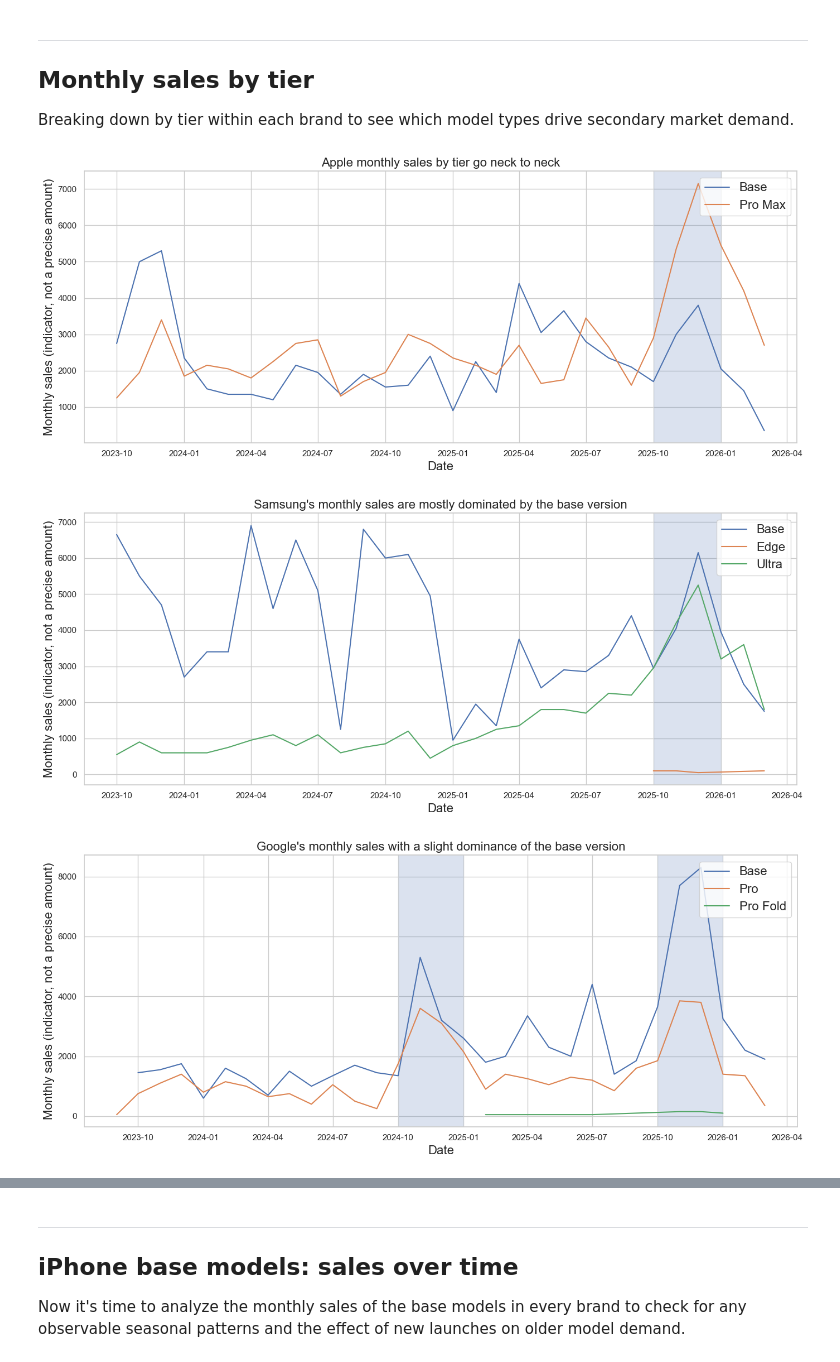
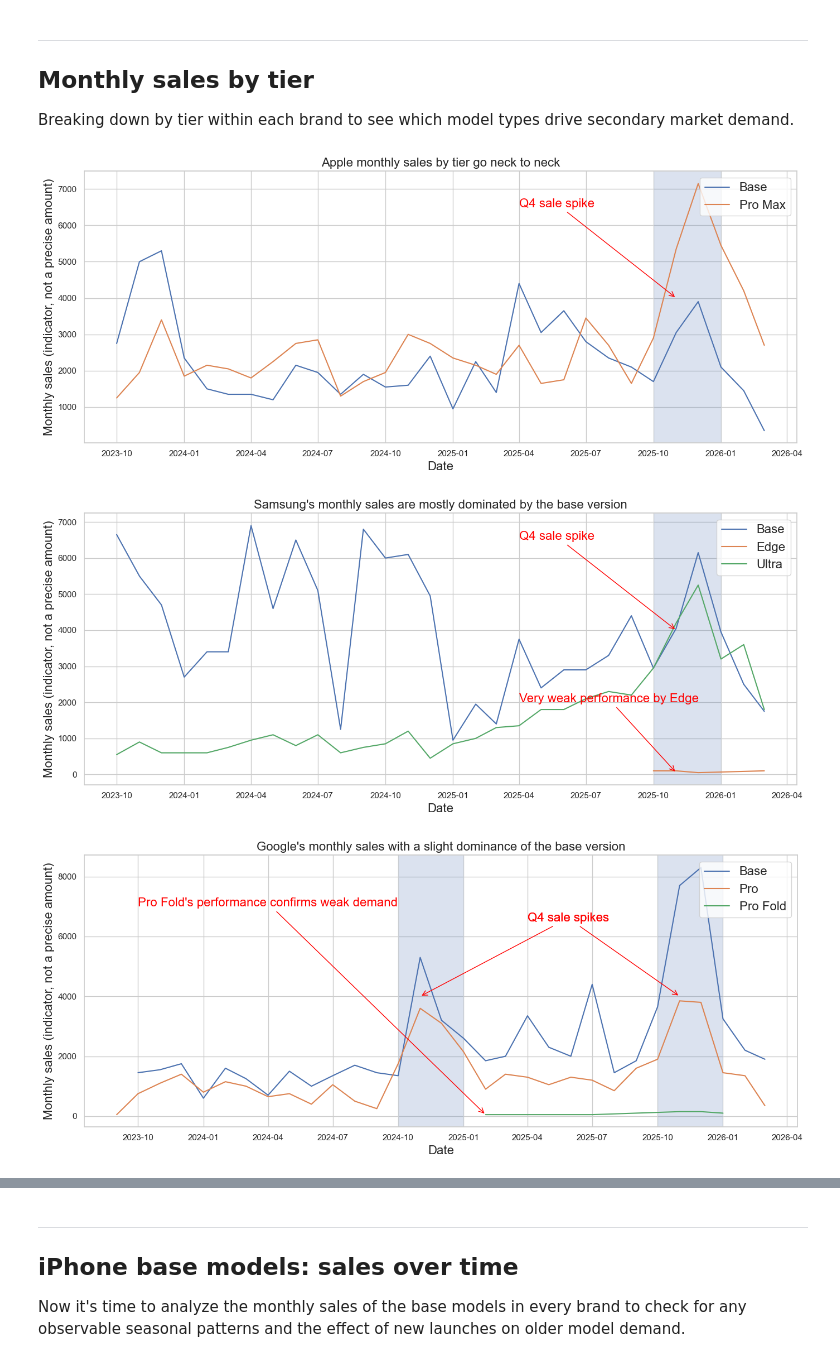
Before and after one commit to ady7ady7/python_agentic_learning, a Jupyter notebook: project1_phones_sales_analytics/notebooks/08_final_project_sns.ipynb, the cells around one changed output, grey strips where cells are left out. Drawn from its saved outputs; the diff is of its cells as text; code cells hidden in the pictures.

Commit message:
Week 8 Day 3: sales annotations added, key findings trimmed, analysis near-ready for publication

```diff
--- a/project1_phones_sales_analytics/notebooks/08_final_project_sns.ipynb
+++ b/project1_phones_sales_analytics/notebooks/08_final_project_sns.ipynb
@@ -1149,6 +1150,13 @@ plt.axvspan(
     alpha = 0.2
     )
 
+plt.annotate(
+    text='Q4 sale spike',
+    xy=(pd.Timestamp('2025-11-01'), 4000), fontsize = 16, color = 'red',
+    xytext=(pd.Timestamp('2025-04-01'), 6500),
+    arrowprops=dict(arrowstyle='->', color='red'),
+)
+
 
 plt.show()
 
@@ -1166,38 +1174,75 @@ plt.axvspan(
     xmax = '2026-01',
     alpha = 0.2
     )
+
+plt.annotate(
+    text='Q4 sale spike',
+    xy=(pd.Timestamp('2025-11-01'), 4000), fontsize = 16, color = 'red',
+    xytext=(pd.Timestamp('2025-04-01'), 6500),
+    arrowprops=dict(arrowstyle='->', color='red'),
+)
+
+plt.annotate(
+    text='Very weak performance by Edge',
+    xy=(pd.Timestamp('2025-11-01'), 50), fontsize = 16, color = 'red',
+    xytext=(pd.Timestamp('2025-04-01'), 2000),
+    arrowprops=dict(arrowstyle='->', color='red'),
+)
+
 
 plt.show()
 
 
 
 
 google_ms_df = brand_tier_ms_df[(brand_tier_ms_df['brand'] == 'Google') & (brand_tier_ms_df['tier'].isin(['Base', 'Pro', 'Pro Fold']))]
 plt.subplots(figsize=(14, 6))
 sns.lineplot(data=google_ms_df, x='month_year', y='monthly_sold', hue='tier')
 plt.title('Google\'s monthly sales with a slight dominance of the base version', fontsize=16)
 plt.ylabel('Monthly sales (indicator, not a precise amount)', fontsize=16)
 plt.xlabel('Date', fontsize=16)
 plt.legend(loc='upper right', fontsize=16)
 
 plt.axvspan(
     xmin = '2025-10',
     xmax = '2026-01',
     alpha = 0.2
     )
 plt.axvspan(
     xmin = '2024-10',
     xmax = '2025-01',
     alpha = 0.2
     )
 
+plt.annotate(
+    text='Q4 sale spikes',
+    xy=(pd.Timestamp('2025-11-01'), 4000), fontsize = 16, color = 'red',
+    xytext=(pd.Timestamp('2025-04-01'), 6500),
+    arrowprops=dict(arrowstyle='->', color='red'),
+)
+
+plt.annotate(
+    text='Q4 sale spikes',
+    xy=(pd.Timestamp('2024-11-01'), 4000), fontsize = 16, color = 'red',
+    xytext=(pd.Timestamp('2025-04-01'), 6500),
+    arrowprops=dict(arrowstyle='->', color='red'),
+)
+
+plt.annotate(
+    text='Pro Fold\'s performance confirms weak demand',
+    xy=(pd.Timestamp('2025-02-01'), 50), fontsize = 16, color = 'red',
+    xytext=(pd.Timestamp('2023-10-01'), 7000),
+    arrowprops=dict(arrowstyle='->', color='red'),
+)
+
+
 plt.tight_layout()
 plt.show()
 
 
 #I've also marked all the major sales spikes (mostly Q4) with axvspan
 # %% [output]
-[figure, old version]
+[figure, new version]
-[figure, old version]
+[figure, new version]
-[figure, old version]
+[figure, new version]
 # %% [markdown]
```
Also changed, not shown: parts of 12 cells of this notebook, 2 other files.
